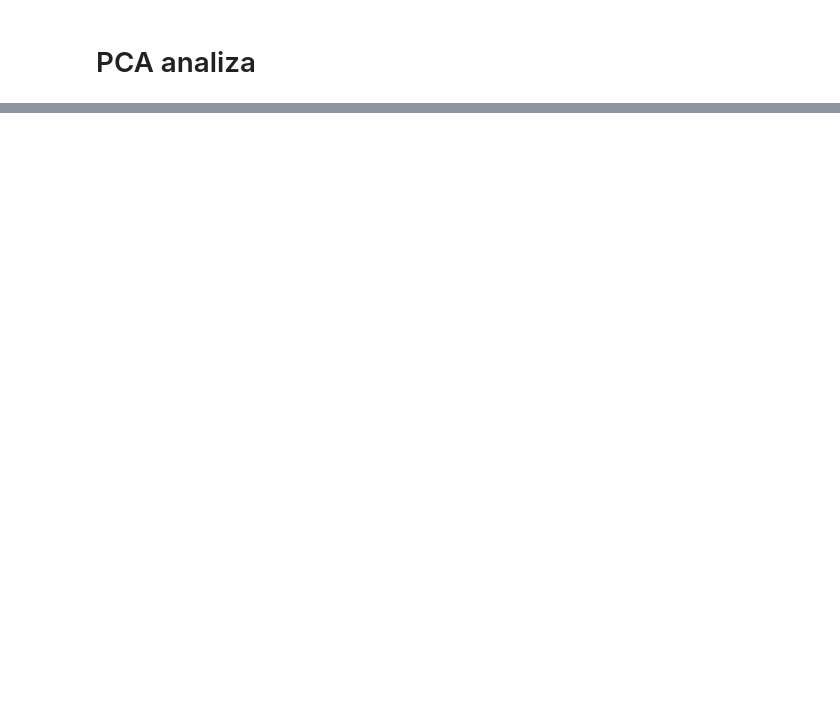
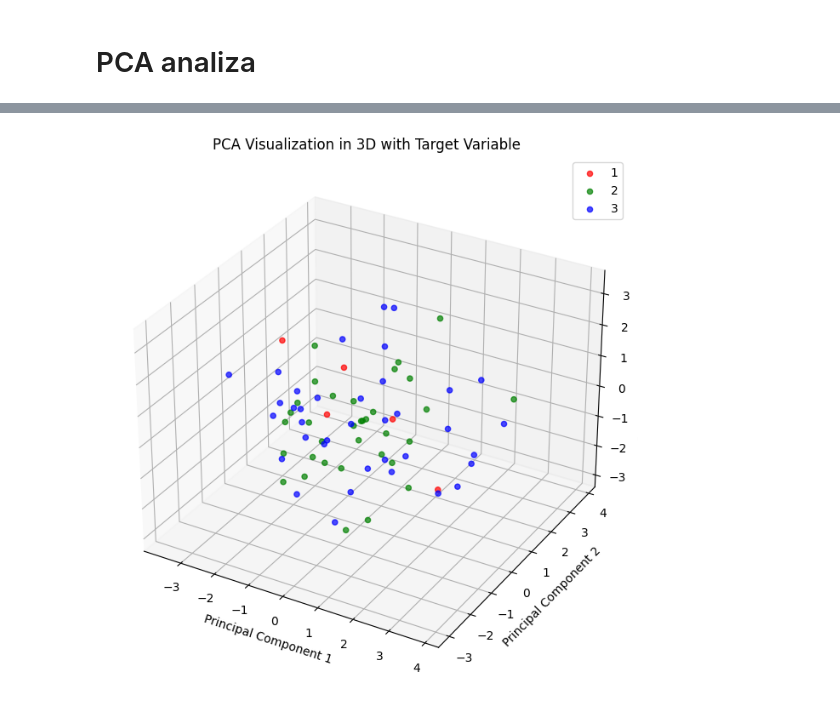
Before and after one commit to borbregant/ai_tandem_learning, a Jupyter notebook: PCA.ipynb, the cells around one changed output, grey strips where cells are left out. Cells and saved outputs as stored; diff of their text form; code cells hidden in the pictures; blank space fills up the shorter version.

```diff
--- a/PCA.ipynb
+++ b/PCA.ipynb
@@ -215,0 +60,35 @@ plt.show()
+# %%
+from mpl_toolkits.mplot3d import Axes3D  # Importing 3D plotting functionality
+
+# Apply PCA to reduce the dimensions to 3
+pca = PCA(n_components=3)
+X_pca = pca.fit_transform(X_scaled)
+
+# Create a DataFrame for visualization
+pca_df = pd.DataFrame(data=X_pca, columns=['PC1', 'PC2', 'PC3'])
+pca_df['Target'] = y  # Assuming 'y' is your target variable
+
+# 3D Scatter plot with color-coded target variable
+fig = plt.figure(figsize=(10, 8))
+ax = fig.add_subplot(111, projection='3d')
+
+targets = np.unique(y)
+colors = ['r', 'g', 'b']
+
+for target, color in zip(targets, colors):
+    indices_to_keep = pca_df['Target'] == target
+    ax.scatter(pca_df.loc[indices_to_keep, 'PC1'],
+               pca_df.loc[indices_to_keep, 'PC2'],
+               pca_df.loc[indices_to_keep, 'PC3'],
+               c=color,
+               label=target,
+               alpha=0.7)
+
+ax.set_xlabel('Principal Component 1')
+ax.set_ylabel('Principal Component 2')
+ax.set_zlabel('Principal Component 3')
+ax.set_title('PCA Visualization in 3D with Target Variable')
+ax.legend()
+plt.show()
+# %% [output]
+[figure, added]
```
Also changed, not shown: parts of 11 cells of this notebook, 8 other files.
